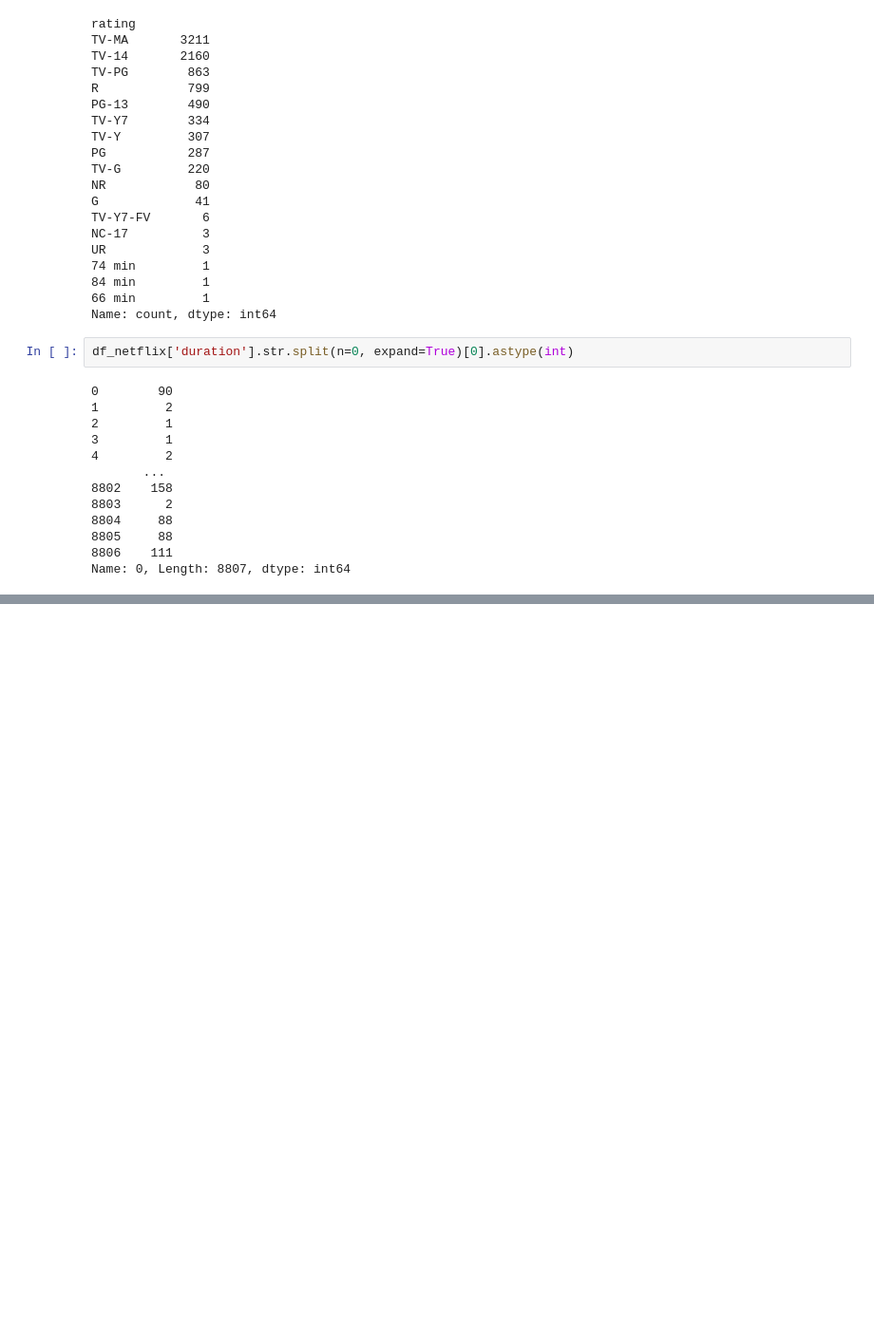
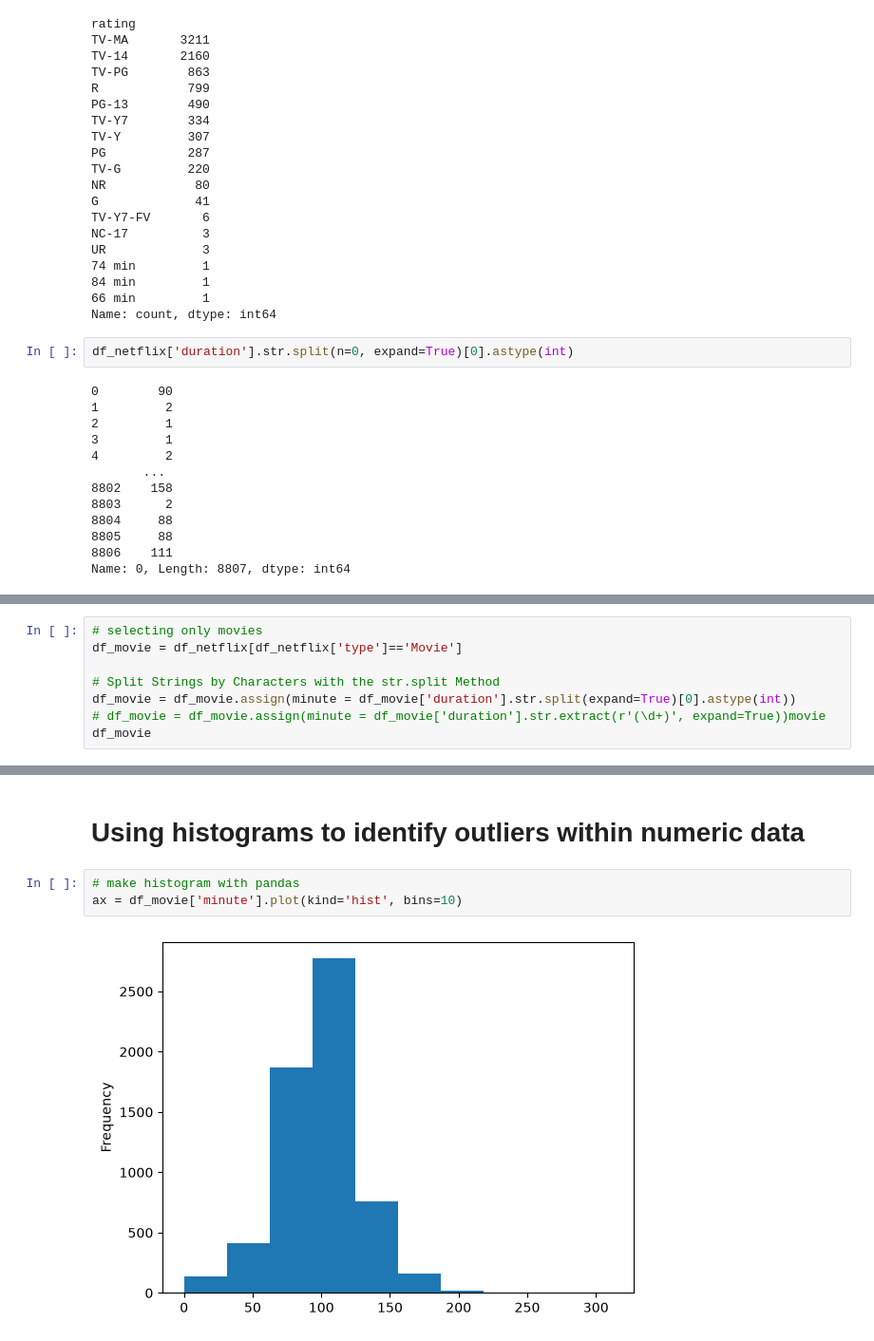
Before and after one commit to JreyForFun/py-ds-ffc, a Jupyter notebook: 10 - Data Cleaning with Pandas/Data Cleaning with Pandas.ipynb, the cells around one changed output, grey strips where cells are left out. Shown at 95% size. Drawn from its saved outputs; the diff is of its cells as text; blank space fills up the shorter version.

Commit message:
10 - Data Cleaning with pandas

```diff
--- a/10 - Data Cleaning with Pandas/Data Cleaning with Pandas.ipynb
+++ b/10 - Data Cleaning with Pandas/Data Cleaning with Pandas.ipynb
@@ -239,0 +261,8 @@ Name: 0, Length: 8807, dtype: int64
+# %%
+# selecting only movies
+df_movie = df_netflix[df_netflix['type']=='Movie']
+
+# Split Strings by Characters with the str.split Method
+df_movie = df_movie.assign(minute = df_movie['duration'].str.split(expand=True)[0].astype(int))
+# df_movie = df_movie.assign(minute = df_movie['duration'].str.extract(r'(\d+)', expand=True))movie
+df_movie
@@ -239,0 +283,8 @@ Name: 0, Length: 8807, dtype: int64
+# %% [markdown]
+
+# Using histograms to identify outliers within numeric data
+# %%
+# make histogram with pandas
+ax = df_movie['minute'].plot(kind='hist', bins=10)
+# %% [output]
+[figure, added]
```
Also changed, not shown: parts of 20 cells of this notebook.
